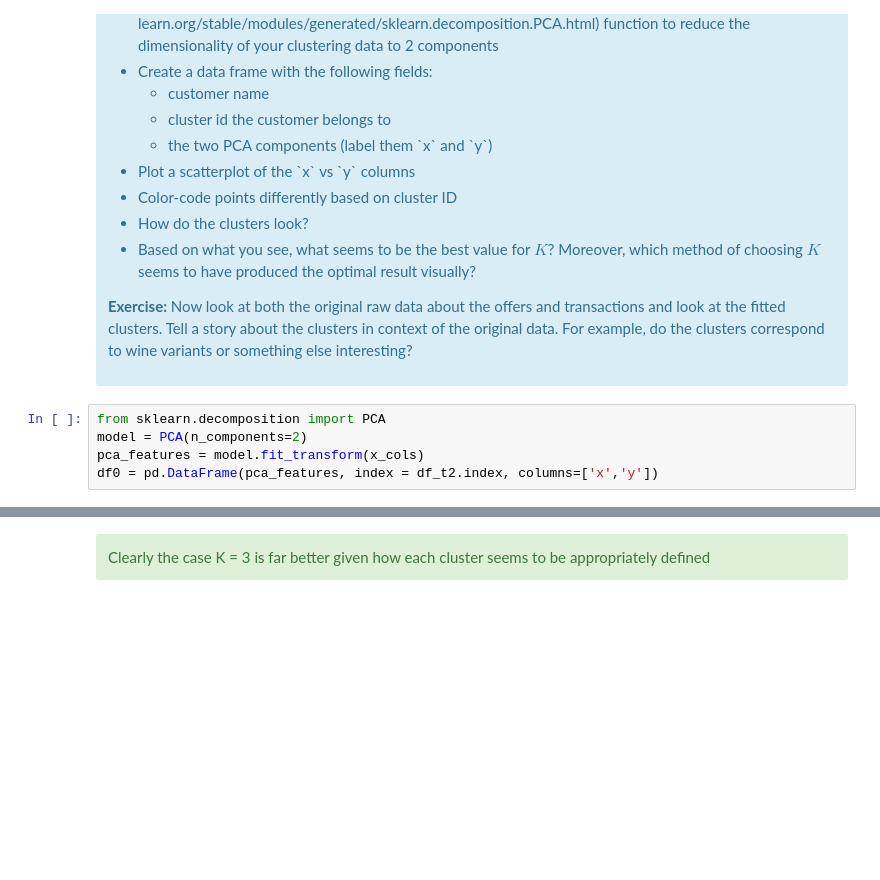
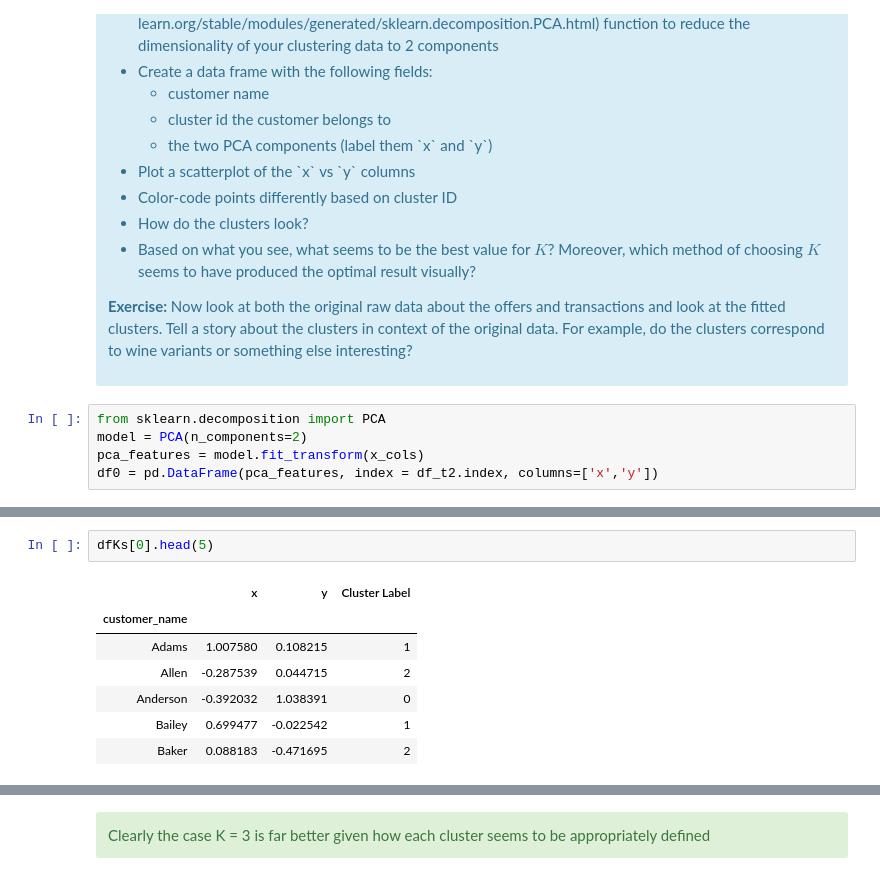
Before and after one commit to adriensaremi/Springboard, a Jupyter notebook: Mini_projects/mini_project_10_clustering/Mini_Project_Clustering.ipynb, the cells around one changed output, grey strips where cells are left out. Cells and saved outputs as stored; diff of their text form; blank space fills up the shorter version.

```diff
--- a/Mini_projects/mini_project_10_clustering/Mini_Project_Clustering.ipynb
+++ b/Mini_projects/mini_project_10_clustering/Mini_Project_Clustering.ipynb
@@ -373,0 +344,10 @@ plt.show()
+# %%
+dfKs[0].head(5)
+# %% [output]
+|  | x | y | Cluster Label |
+| customer_name |  |  |  |
+| Adams | 1.007580 | 0.108215 | 1 |
+| Allen | -0.287539 | 0.044715 | 2 |
+| Anderson | -0.392032 | 1.038391 | 0 |
+| Bailey | 0.699477 | -0.022542 | 1 |
+| Baker | 0.088183 | -0.471695 | 2 |
```
Also changed, not shown: parts of 8 cells of this notebook, 44 other files.
